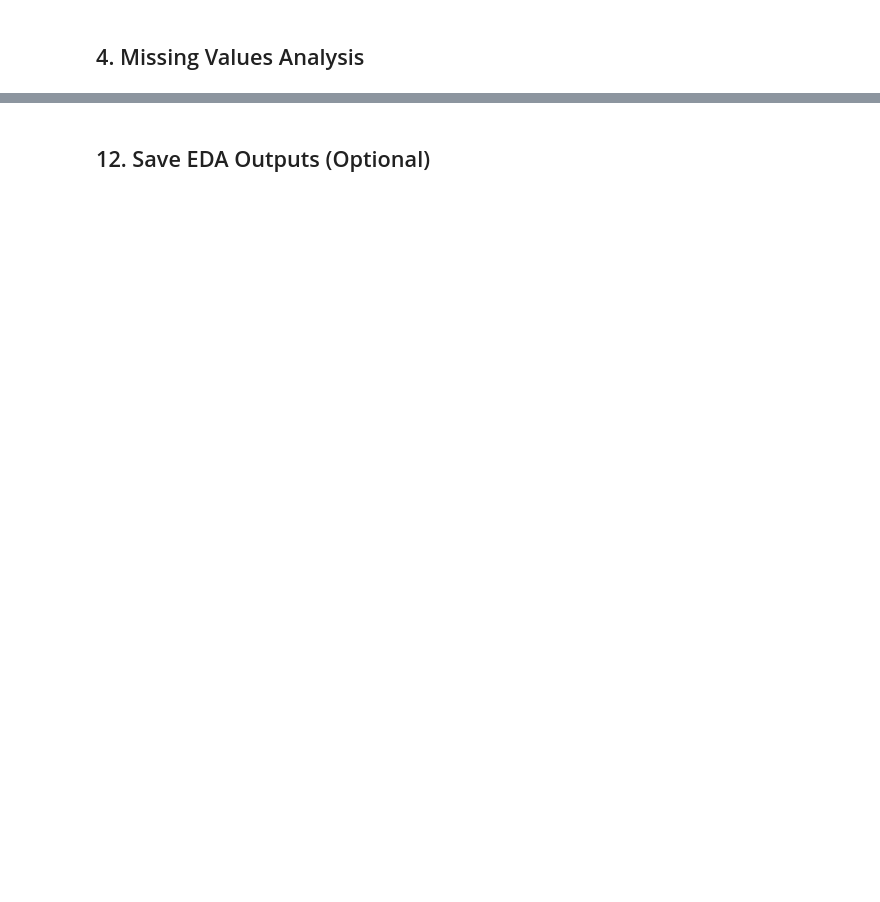
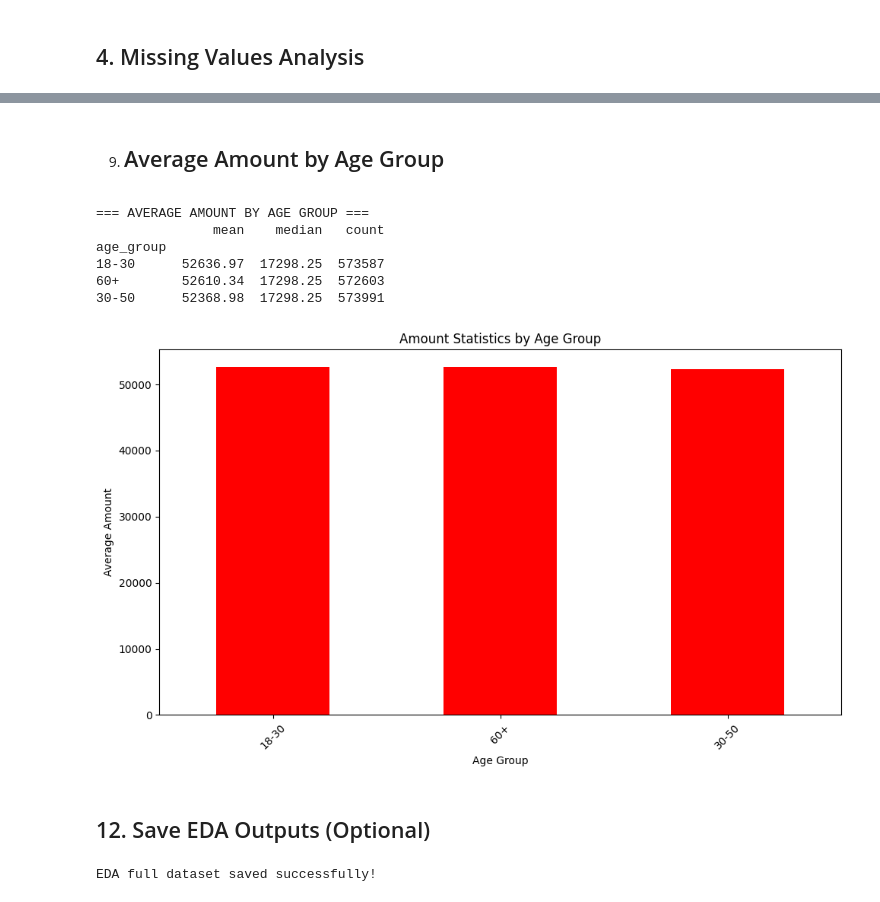
Before and after one commit to Qwodjo/Ghana-mobile-money-insights, a Jupyter notebook: notebooks/EDA_analysis.ipynb, the cells around one changed output, grey strips where cells are left out. Drawn from its saved outputs; the diff is of its cells as text; code cells hidden in the pictures; blank space fills up the shorter version.

```diff
--- a/notebooks/EDA_analysis.ipynb
+++ b/notebooks/EDA_analysis.ipynb
@@ -173,2 +449,40 @@ plt.show()
+# %% [markdown]
+9. ## Average Amount by Age Group
+# %%
+def analyze_amount_by_age(df):
+
+    print("\n=== AVERAGE AMOUNT BY AGE GROUP ===")
+
+    age_amount_summary = (
+        df.groupby("age_group")["amount"]
+        .agg(["mean", "median", "count"])
+        .round(2)
+        .sort_values("mean", ascending=False)
+    )
+
+
+    print(age_amount_summary)
+
+    # Plot
+    plt.figure(figsize=(10, 6))
+    age_amount_summary['mean'].plot(kind='bar', color='red')
+    plt.title('Amount Statistics by Age Group')
+    plt.xlabel('Age Group')
+    plt.ylabel('Average Amount')
+    plt.xticks(rotation=45)
+    plt.tight_layout()
+    plt.show()
+
+    return age_amount_summary
+
+age_amount_analysis = analyze_amount_by_age(EDA)
+# %% [output]
+=== AVERAGE AMOUNT BY AGE GROUP ===
+               mean    median   count
+age_group
+18-30      52636.97  17298.25  573587
+60+        52610.34  17298.25  572603
+30-50      52368.98  17298.25  573991
+[figure, added]
 # %% [markdown]
 ## 12. Save EDA Outputs (Optional)
@@ -181,0 +489,8 @@ plt.close()
+# %%
+EDA.to_csv(
+    r"C:\Users\JB\OneDrive\Desktop\EDA_Full_Dataset.csv",
+    index=False
+)
+print("EDA full dataset saved successfully!")
+# %% [output]
+EDA full dataset saved successfully!
```
Also changed, not shown: parts of 32 cells of this notebook, 2 other files.
